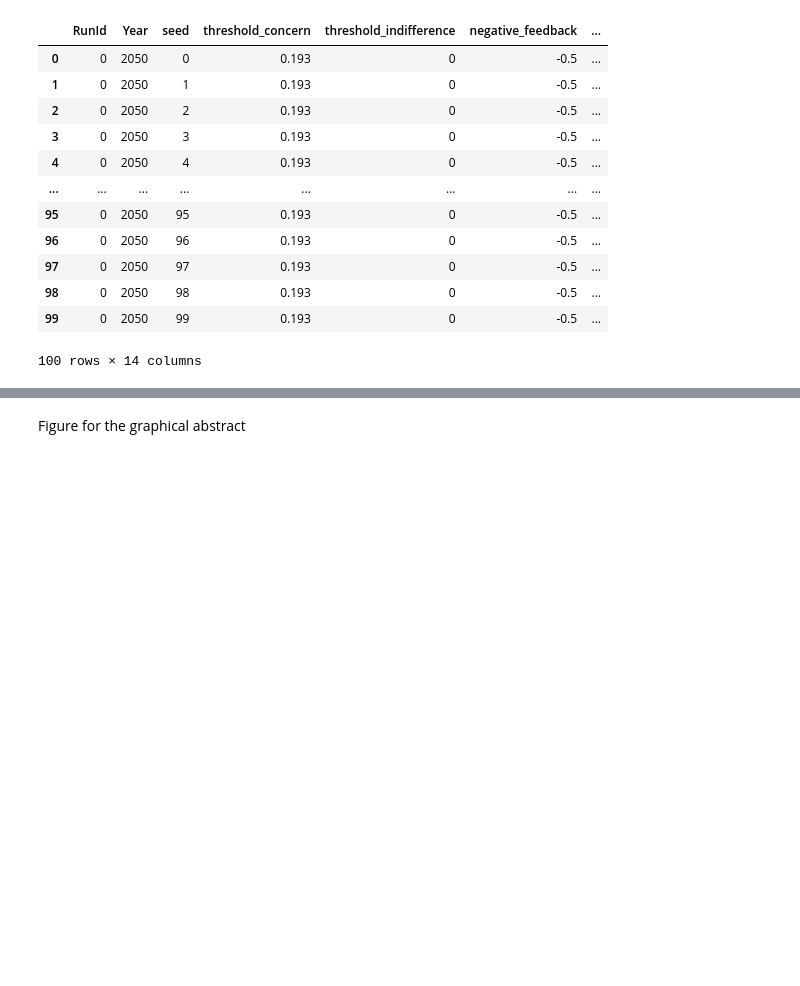
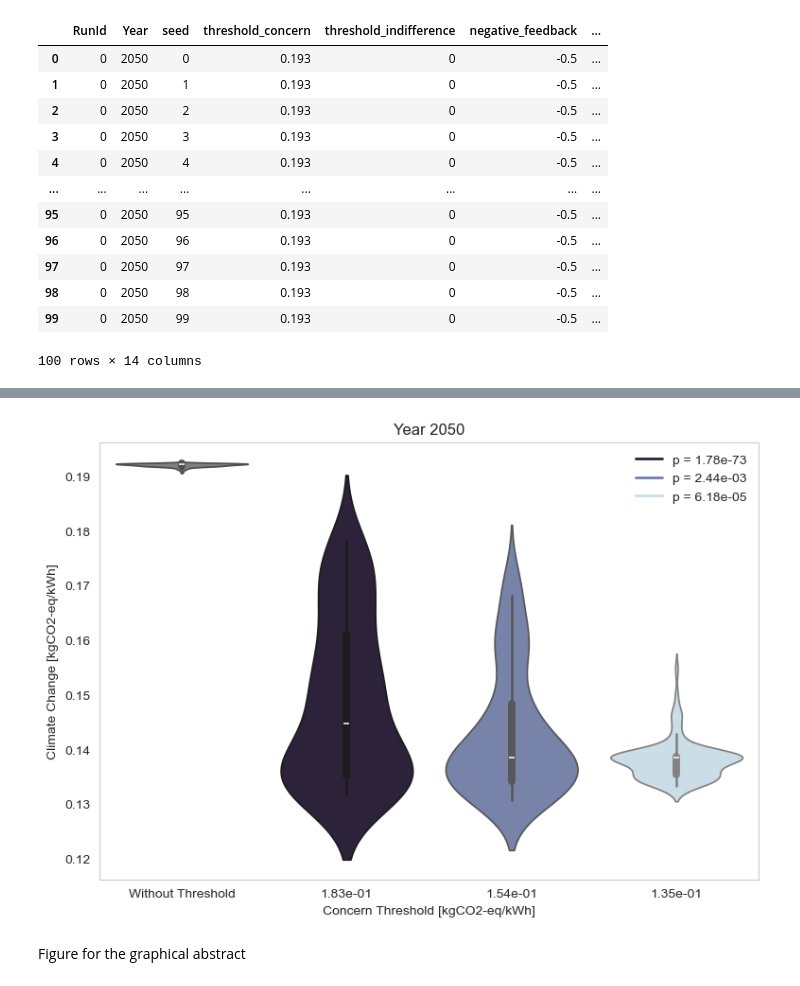
Before and after one commit to rivm-syso/PV-ABM-LCA, a Jupyter notebook: batch_visualize.ipynb, the cells around one changed output, grey strips where cells are left out. Saved outputs shown, nothing was run; the diff lists cells and outputs as text; code cells hidden in the pictures; blank space fills up the shorter version.

Commit message:
violin graph instead of boxplot

```diff
--- a/batch_visualize.ipynb
+++ b/batch_visualize.ipynb
@@ -579,3 +482,96 @@ Passing `palette` without assigning `hue` is deprecated and will be removed in v
+# %%
+import numpy as np
+import pandas as pd
+import seaborn as sns
+import matplotlib.pyplot as plt
+from matplotlib.lines import Line2D
+from scipy.stats import ttest_ind
+from matplotlib.ticker import FixedLocator
+
+# Assuming results_df_year_30 is already loaded and processed
+# results_df_year_30 = pd.read_csv("path_to_your_results.csv")
+
+# Identify the highest concern threshold
+max_threshold = results_df_year_30["threshold_concern"].max()
+
+# Exclude the maximum threshold from the results
+results_df_filtered = results_df_year_30[results_df_year_30["threshold_concern"] != max_threshold]
+
+sns.set_style("whitegrid")
+
+# Create a figure and axis
+fig, ax = plt.subplots(figsize=(9, 6))
+
+# Plot configurations
+x_var = "threshold_concern"
+y_var = "Impact count"
+
+# Create the violin plot for the highest concern threshold in grey
+sns.violinplot(
+    data=results_df_year_30[results_df_year_30["threshold_concern"] == max_threshold],
+    x=x_var,
+    y=y_var,
+    color="grey",
+    ax=ax
+)
+
+# Add labels and title
+ax.set_xlabel(threshold_c)
+ax.set_ylabel(impact_score)
+ax.set_title("Year 2050")
+ax.grid(False)
+
+# Perform t-tests and collect p-values relative to the previous significant threshold
+thresholds = sorted(results_df_filtered["threshold_concern"].unique(), reverse=True)
+p_values = []
+significant_thresholds = [max_threshold]  # Include the highest threshold initially
+
+last_significant_threshold = max_threshold
+
+for threshold in thresholds:
+    current_threshold_data = results_df_filtered[results_df_filtered["threshold_concern"] == threshold][y_var]
+    last_significant_threshold_data = results_df_year_30[results_df_year_30["threshold_concern"] == last_significant_threshold][y_var]
+    _, p_val = ttest_ind(current_threshold_data, last_significant_threshold_data)
+    if p_val < 0.05:
+        significant_thresholds.append(threshold)
+        p_values.append(p_val)
+        last_significant_threshold = threshold
+
+# Remove duplicates and sort the significant thresholds
+significant_thresholds = sorted(set(significant_thresholds), reverse=True)
+
+# Define the color palette based on the number of significant thresholds and invert it
+color_palette = sns.color_palette("ch:s=.25,rot=-.25", n_colors=len(significant_thresholds) - 1)[::-1]
+
+# Create the violin plot for significant thresholds
+for i, threshold in enumerate(significant_thresholds[1:]):  # Skip the first element (max_threshold)
+    sns.violinplot(
+        data=results_df_filtered[results_df_filtered["threshold_concern"] == threshold],
+        x=x_var,
+        y=y_var,
+        color=color_palette[i],
+        ax=ax
+    )
+
+# Create custom legend entries for each significant threshold with p-values
+legend_elements = [Line2D([0], [0], color=color_palette[i], lw=2, label=f'p = {p_values[i]:.2e}')
+                   for i, threshold in enumerate(significant_thresholds[1:])]  # Skip the first element (max_threshold)
+
+# Customize x-axis labels to include "Without Threshold" for the maximum threshold
+x_labels = [f'{label:.2e}' if label != max_threshold else 'Without Threshold' for label in significant_thresholds]
+ax.xaxis.set_major_locator(FixedLocator(range(len(significant_thresholds))))
+ax.set_xticklabels(x_labels)
+
+# Add the custom legend to the figure
+ax.legend(handles=legend_elements, loc='upper right', fontsize=10, frameon=False)
+
+# Save the plot
+plt.savefig(f"results/{folder}/violin_plot_with_p_values.png", dpi=300)
+
+# Show the plot
+plt.show()
+# %% [output]
+[figure, added]
 # %% [markdown]
 Figure for the graphical abstract
 # %%
```
Also changed, not shown: parts of 2 cells of this notebook.
